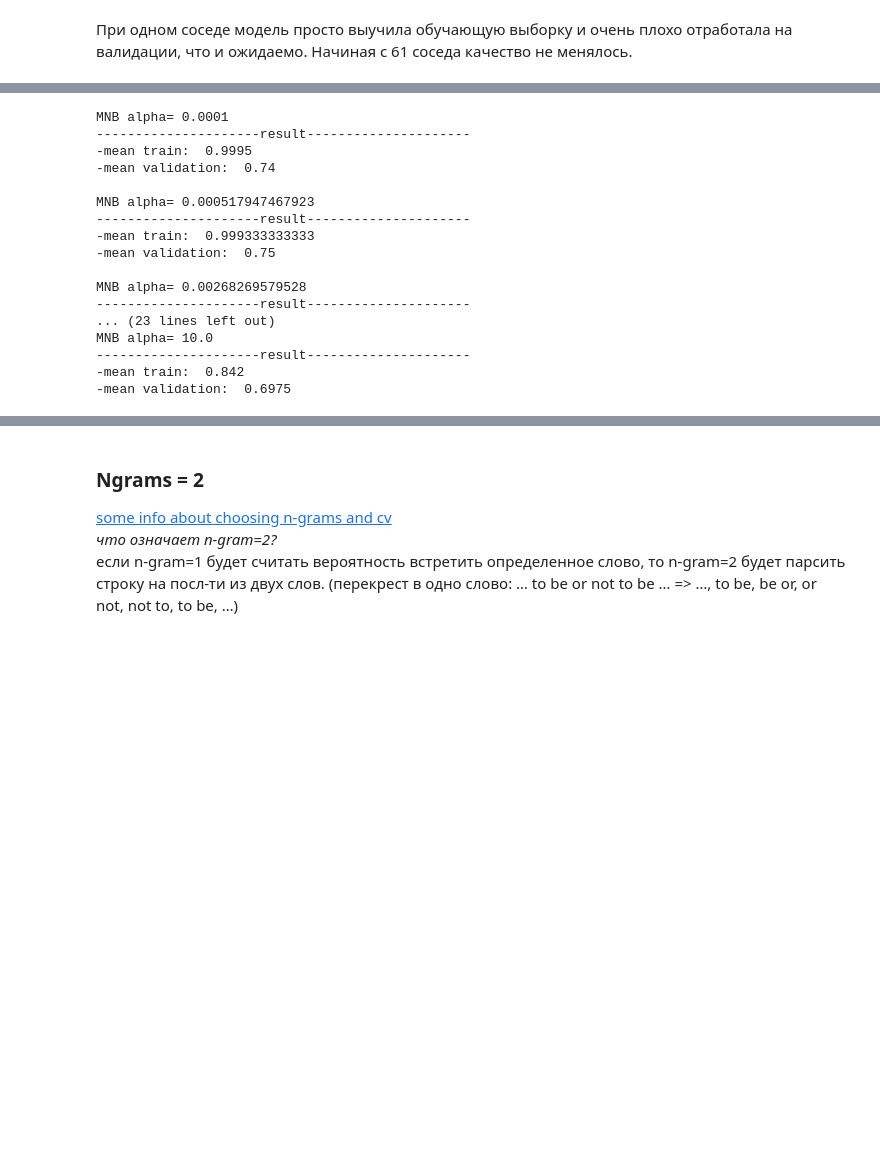
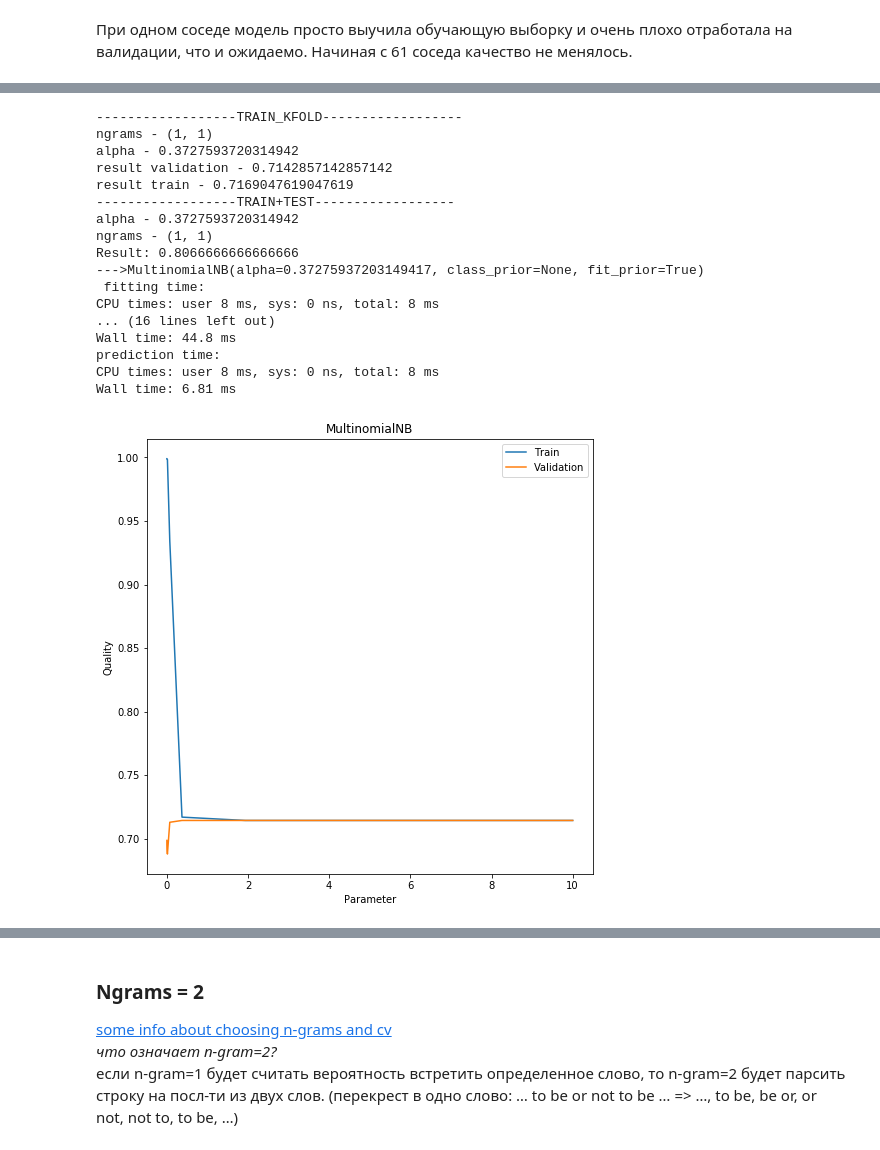
Before and after one commit to BobrG/IreneGit, a Jupyter notebook: hw2.ipynb, the cells around one changed output, grey strips where cells are left out. Saved outputs shown, nothing was run; the diff lists cells and outputs as text; code cells hidden in the pictures; blank space fills up the shorter version.

```diff
--- a/hw2.ipynb
+++ b/hw2.ipynb
@@ -444,46 +476,55 @@ ValueError: could not convert string to float: 'an energetic   visually stunning
 # %%
 #MultinomialNB
-qual = np.zeros((len(ns), 3))
+qual = np.zeros((len(alphas), 3))
 for ngr in range(1, 3):
     j = 0
     ngrams = (ngr,ngr)
     for i in alphas:
         mnb_ = MultinomialNB(alpha=i)
         qual[j][0], qual[j][1] = hyperparams_info(mnb_, np.asarray(X_train), np.asarray(labels), ngrams)
         qual[j][2] = i
         j += 1
     plotting([k[0] for k in qual], [k[1] for k in qual], alphas, 'MultinomialNB')
 
     tmp = max(qual, key=lambda a: a[1])
     print('------------------TRAIN_KFOLD------------------',
           'ngrams - {}'.format(ngrams),
           'alpha - {}'.format(tmp[-1]),
           'result validation - {}'.format(tmp[1]),
           'result train - {}'.format(tmp[0]),
           sep = '\n'
          )
-    knc_ = MultinomialNB(alpha=tmp[-1])
-    knc_.fit(X_train, y_train)
-    y_pred = knc_.predict(X_test)
+    mnb_ = MultinomialNB(alpha=tmp[-1])
+     # fit best model on train data and validate on test from task 1;
+    vec = TfidfVectorizer(lowercase=True, ngram_range=ngrams)
+    tr = vec.fit_transform(X_train)
+    ts = vec.transform(X_test)
+    mnb_.fit(tr, y_train)
+    y_pred = mnb_.predict(ts)
     print('------------------TRAIN+TEST------------------',
           'alpha - {}'.format(tmp[-1]),
-          'Result: {}'.format(accuracy_score(y_test, y_pred))
+          'ngrams - {}'.format(ngrams),
+          'Result: {}'.format(accuracy_score(y_test, y_pred)),
+          sep='\n'
          )
+
+    time_measure(mnb_, tr, ts, labels, 1400)
 # %% [output]
-MNB alpha= 0.0001
----------------------result---------------------
--mean train:  0.9995
--mean validation:  0.74
-
-MNB alpha= 0.000517947467923
----------------------result---------------------
--mean train:  0.999333333333
--mean validation:  0.75
-
-MNB alpha= 0.00268269579528
----------------------result---------------------
-... (23 lines left out)
-MNB alpha= 10.0
----------------------result---------------------
--mean train:  0.842
--mean validation:  0.6975
+------------------TRAIN_KFOLD------------------
+ngrams - (1, 1)
+alpha - 0.3727593720314942
+result validation - 0.7142857142857142
+result train - 0.7169047619047619
+------------------TRAIN+TEST------------------
+alpha - 0.3727593720314942
+ngrams - (1, 1)
+Result: 0.8066666666666666
+--->MultinomialNB(alpha=0.37275937203149417, class_prior=None, fit_prior=True)
+ fitting time:
+CPU times: user 8 ms, sys: 0 ns, total: 8 ms
+... (16 lines left out)
+Wall time: 44.8 ms
+prediction time:
+CPU times: user 8 ms, sys: 0 ns, total: 8 ms
+Wall time: 6.81 ms
+[figure, added]
```
Also changed, not shown: parts of 31 cells of this notebook.
